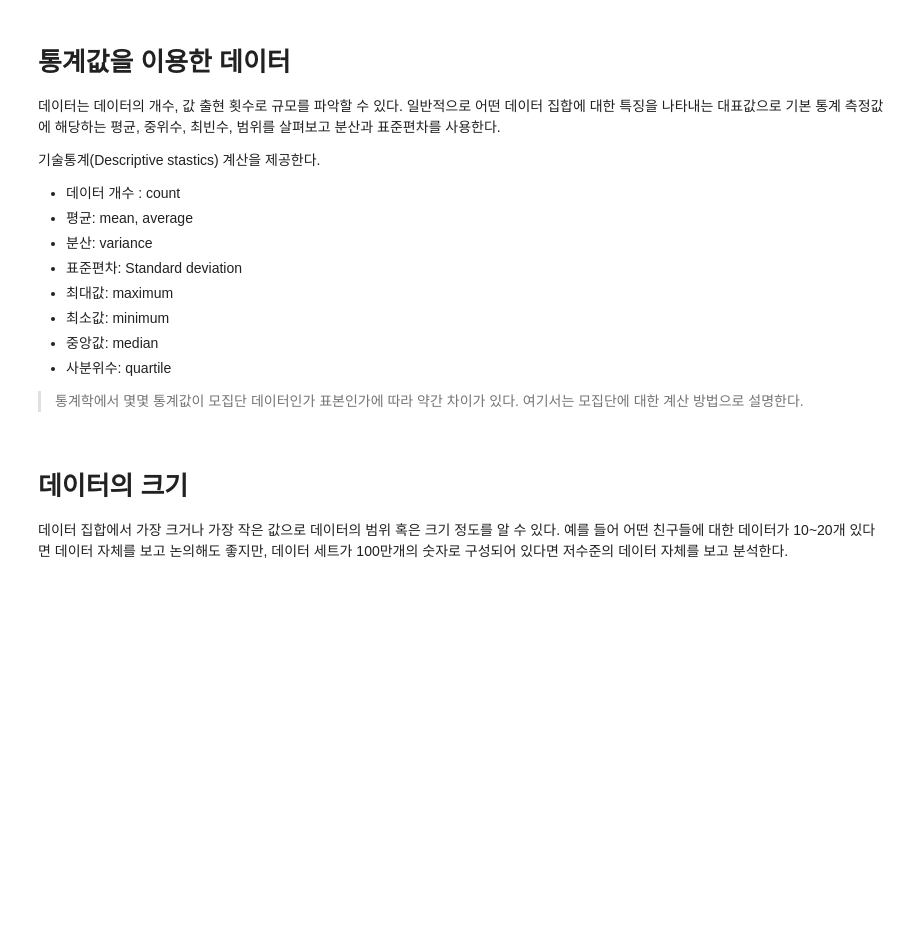
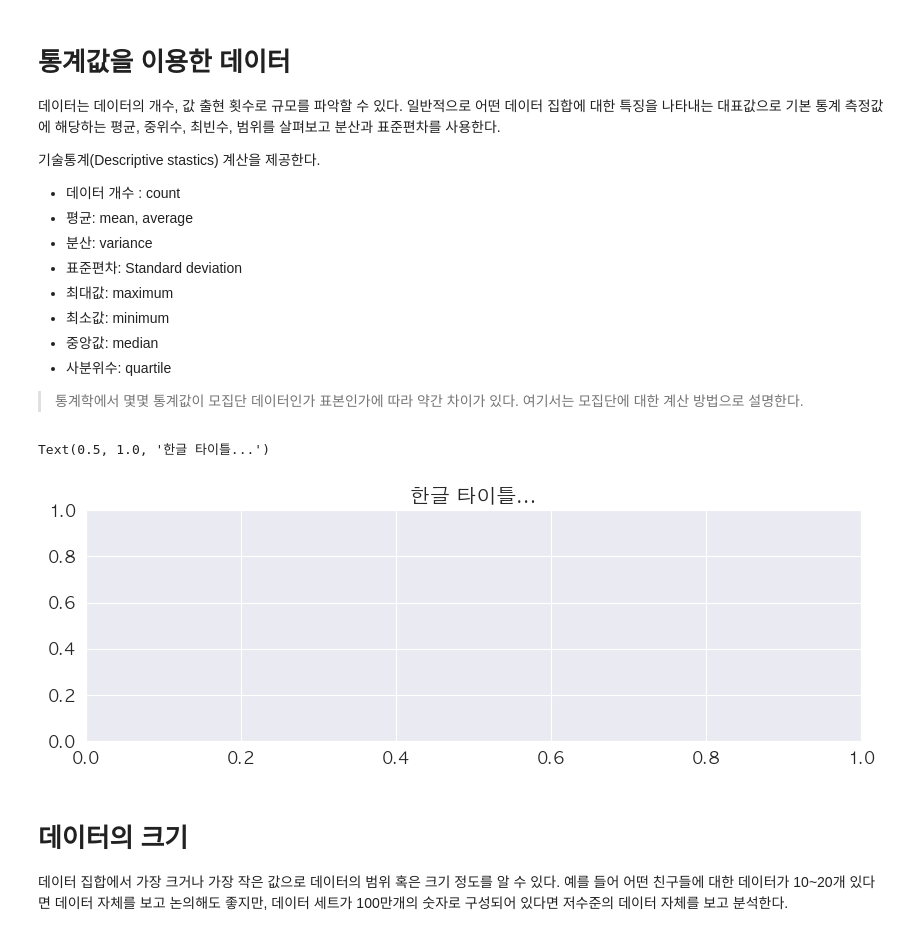
Before and after one commit to Ihan0316/ai_scool, a Jupyter notebook: 7월/7-21/04기초통계Pd.ipynb, the cells around one changed output. Saved outputs shown, nothing was run; the diff lists cells and outputs as text; code cells hidden in the pictures; blank space fills up the shorter version.

```diff
--- a/7월/7-21/04기초통계Pd.ipynb
+++ b/7월/7-21/04기초통계Pd.ipynb
@@ -38,26 +38,30 @@ import pandas as pd
 # %%
 import matplotlib.pyplot as plt
 import matplotlib as mpl
 import matplotlib.font_manager as fm
 import seaborn as sns
 
 # 전역 폰트 설정 사용
 # font_path = 'C:/Windows/Fonts/NanumGothic.ttf'
 # font_path = '/Users/qkboo/Library/Fonts/NanumGothic.otf'
 # font_path = "/usr/share/fonts/truetype/nanum/NanumGothic.ttf"
 
 # fontname = fm.FontProperties(fname=font_path, size=18).get_name()  # 폰트 패밀리 이름!
 # # # plt.rc('font', family=fontname)
 # plt.rcParams["font.family"] = fontname
+plt.rcParams['font.family'] = 'AppleGothic'  # Mac (AppleGothic 또는 AppleSDGothicNeo)
 plt.rcParams["font.size"] = 12
 
 # matplotlib 설정
 plt.rcParams["axes.grid"] = True
 plt.rcParams["figure.figsize"] = (10,3)
 plt.rcParams["axes.formatter.useoffset"] = False
 plt.rcParams['axes.unicode_minus'] = False
 plt.rcParams["axes.formatter.limits"] = -10000, 10000
 
-# plt.title('한글 타이틀...')
+plt.title('한글 타이틀...')
+# %% [output]
+Text(0.5, 1.0, '한글 타이틀...')
+[figure, added]
 # %%
 np.set_printoptions(precision=4)
```
Also changed, not shown: parts of 47 cells of this notebook.
